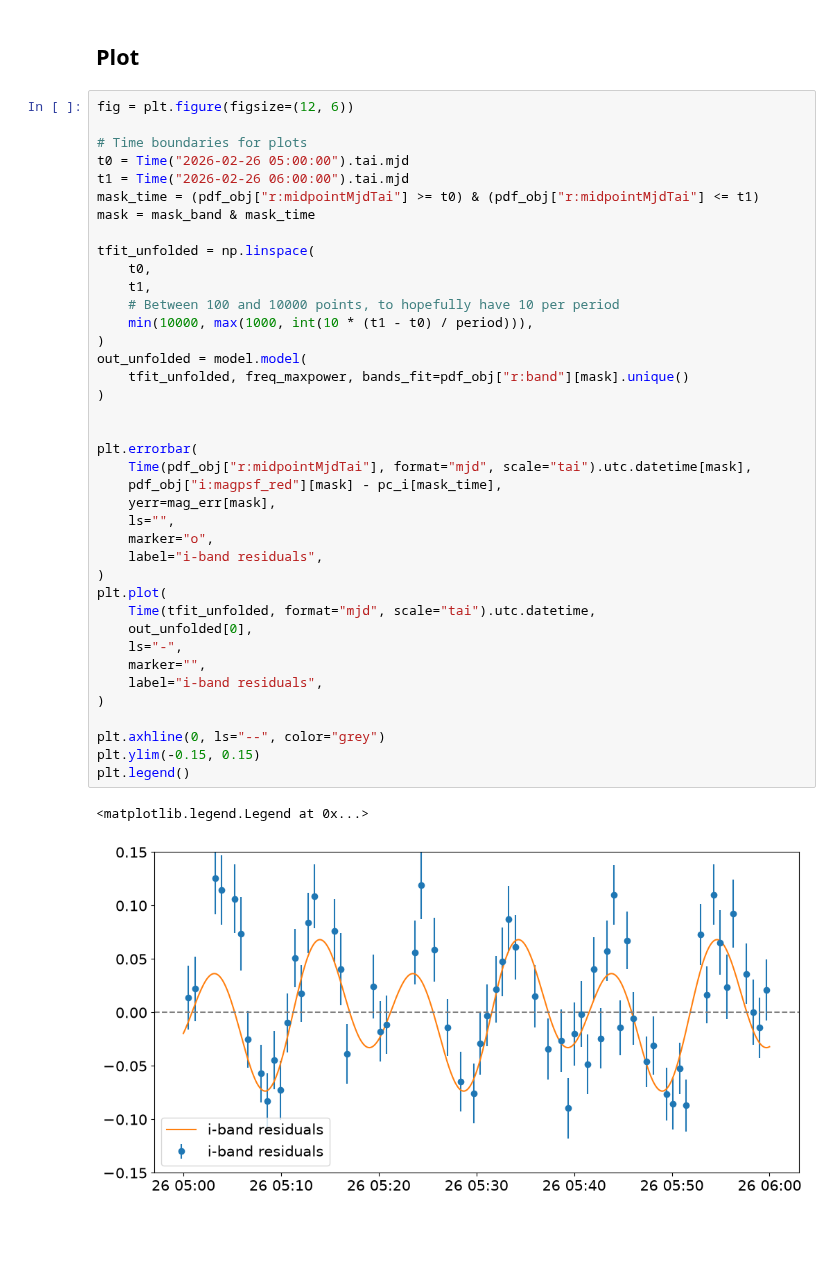
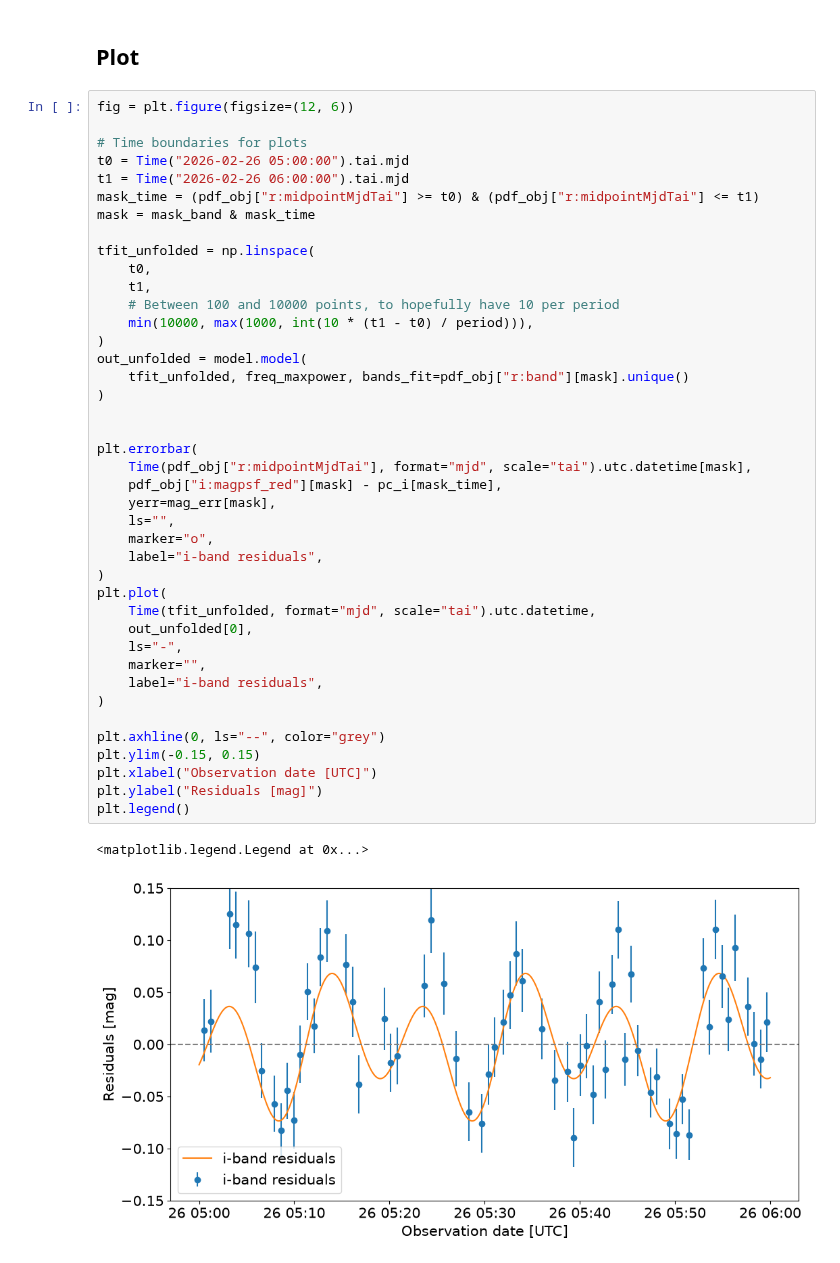
Before and after one commit to astrolabsoftware/fink-tutorials, a Jupyter notebook: lsst/solar_system/3_fast_rotator.ipynb, the cells around one changed output. Drawn from its saved outputs; the diff is of its cells as text; blank space fills up the shorter version.

`````diff
--- a/lsst/solar_system/3_fast_rotator.ipynb
+++ b/lsst/solar_system/3_fast_rotator.ipynb
@@ -152,33 +157,35 @@ tfit_unfolded = np.linspace(
     t1,
     # Between 100 and 10000 points, to hopefully have 10 per period
     min(10000, max(1000, int(10 * (t1 - t0) / period))),
 )
 out_unfolded = model.model(
     tfit_unfolded, freq_maxpower, bands_fit=pdf_obj["r:band"][mask].unique()
 )
 
 
 plt.errorbar(
     Time(pdf_obj["r:midpointMjdTai"], format="mjd", scale="tai").utc.datetime[mask],
     pdf_obj["i:magpsf_red"][mask] - pc_i[mask_time],
     yerr=mag_err[mask],
     ls="",
     marker="o",
     label="i-band residuals",
 )
 plt.plot(
     Time(tfit_unfolded, format="mjd", scale="tai").utc.datetime,
     out_unfolded[0],
     ls="-",
     marker="",
     label="i-band residuals",
 )
 
 plt.axhline(0, ls="--", color="grey")
 plt.ylim(-0.15, 0.15)
+plt.xlabel("Observation date [UTC]")
+plt.ylabel("Residuals [mag]")
 plt.legend()
 # %% [output]
 <matplotlib.legend.Legend at 0x...>
-[figure, old version]
+[figure, new version]
 # %% [markdown]
 ````{note} SOCCA
`````
Also changed, not shown: parts of 6 cells of this notebook, 3 other files.
